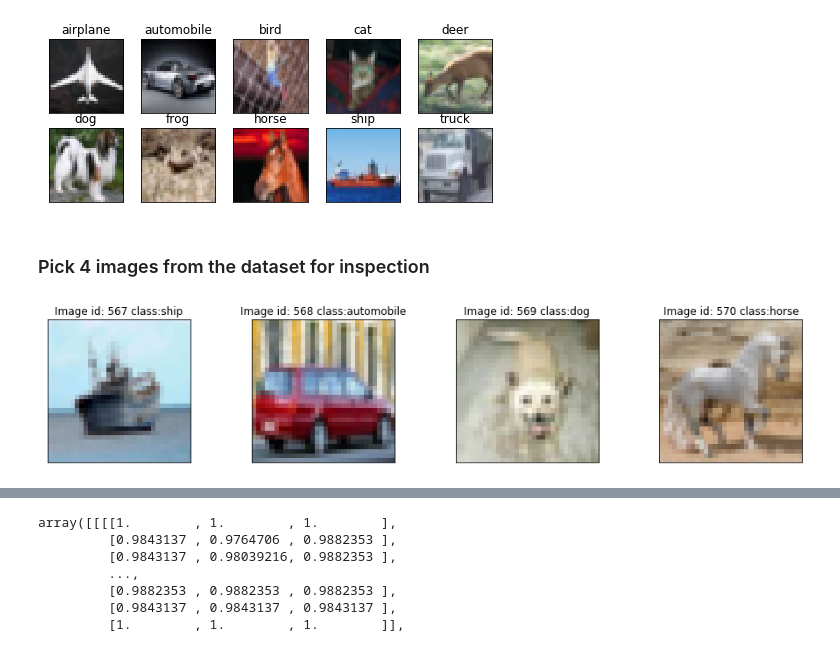
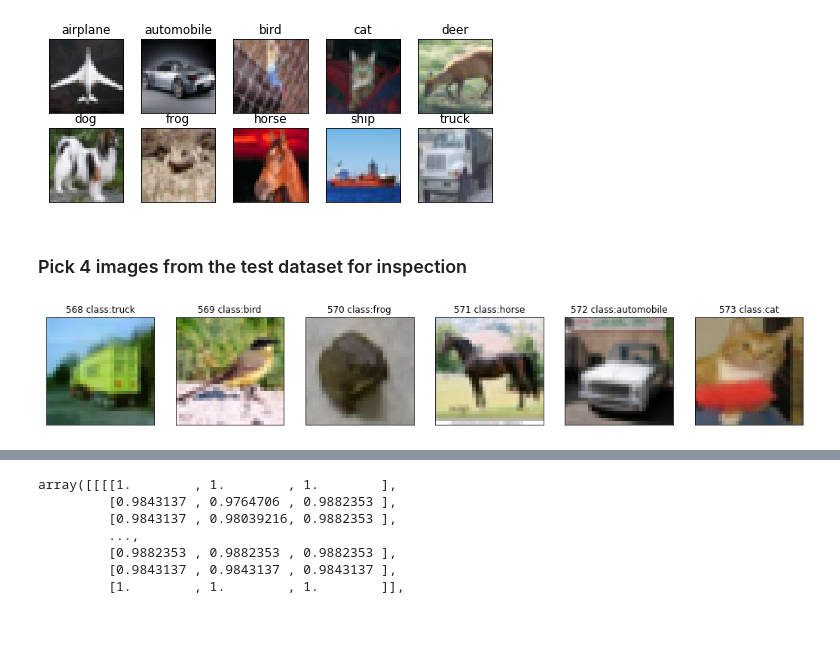
Before and after one commit to sarvan0506/AI, a Jupyter notebook: Assignment9.ipynb, the cells around one changed output, grey strips where cells are left out. Saved outputs shown, nothing was run; the diff lists cells and outputs as text; code cells hidden in the pictures; blank space fills up the shorter version.

```diff
--- a/Assignment9.ipynb
+++ b/Assignment9.ipynb
@@ -81,19 +81,19 @@ test_features = test_features.astype('float32')/255
 train_labels = np_utils.to_categorical(train_labels, num_classes)
 test_labels = np_utils.to_categorical(test_labels, num_classes)
 # %% [markdown]
-### Pick 4 images from the dataset for inspection
+### Pick 4 images from the test dataset for inspection
 # %%
-img_no = 4
-rand_id = 567
+img_no = 6
+rand_id = 568
 
-fig = plt.figure(figsize=(16,3))
+fig = plt.figure(figsize=(18,3))
 for i in range(img_no):
-  ax = fig.add_subplot(1, 4, 1 + i, xticks=[], yticks=[])
-  ax.set_title("Image id: " + str(rand_id + i) + " class:" + class_names[np.argmax(train_labels[rand_id + i])])
-  plt.imshow(train_features[rand_id + i])
+  ax = fig.add_subplot(1, 6, 1 + i, xticks=[], yticks=[])
+  ax.set_title(str(rand_id + i) + " class:" + class_names[np.argmax(test_labels[rand_id + i])])
+  plt.imshow(test_features[rand_id + i])
 plt.show()
 # %% [output]
-[figure, old version]
+[figure, new version]
 # %%
 # Define the model
 model = Sequential()
```
Also changed, not shown: parts of 5 cells of this notebook.
